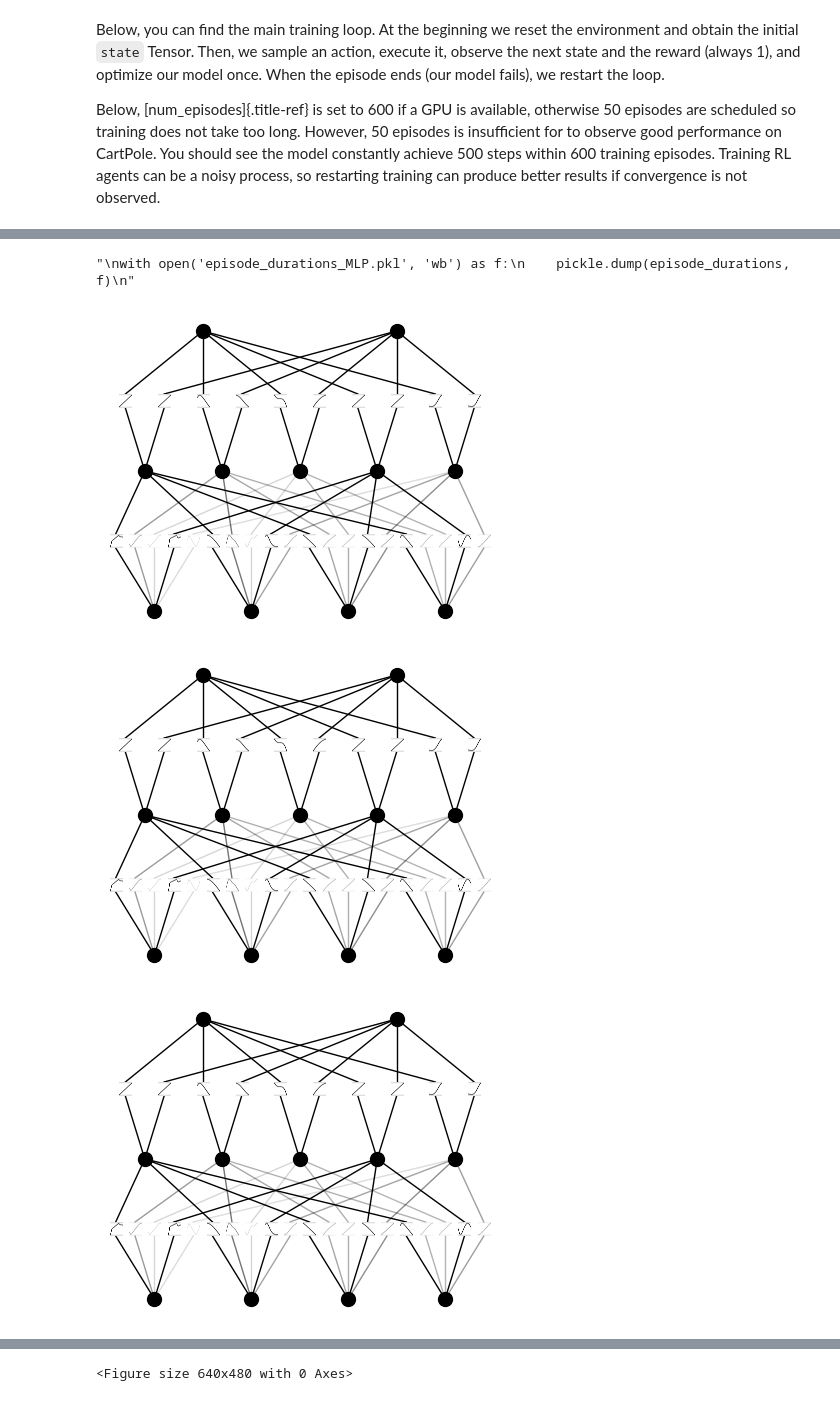
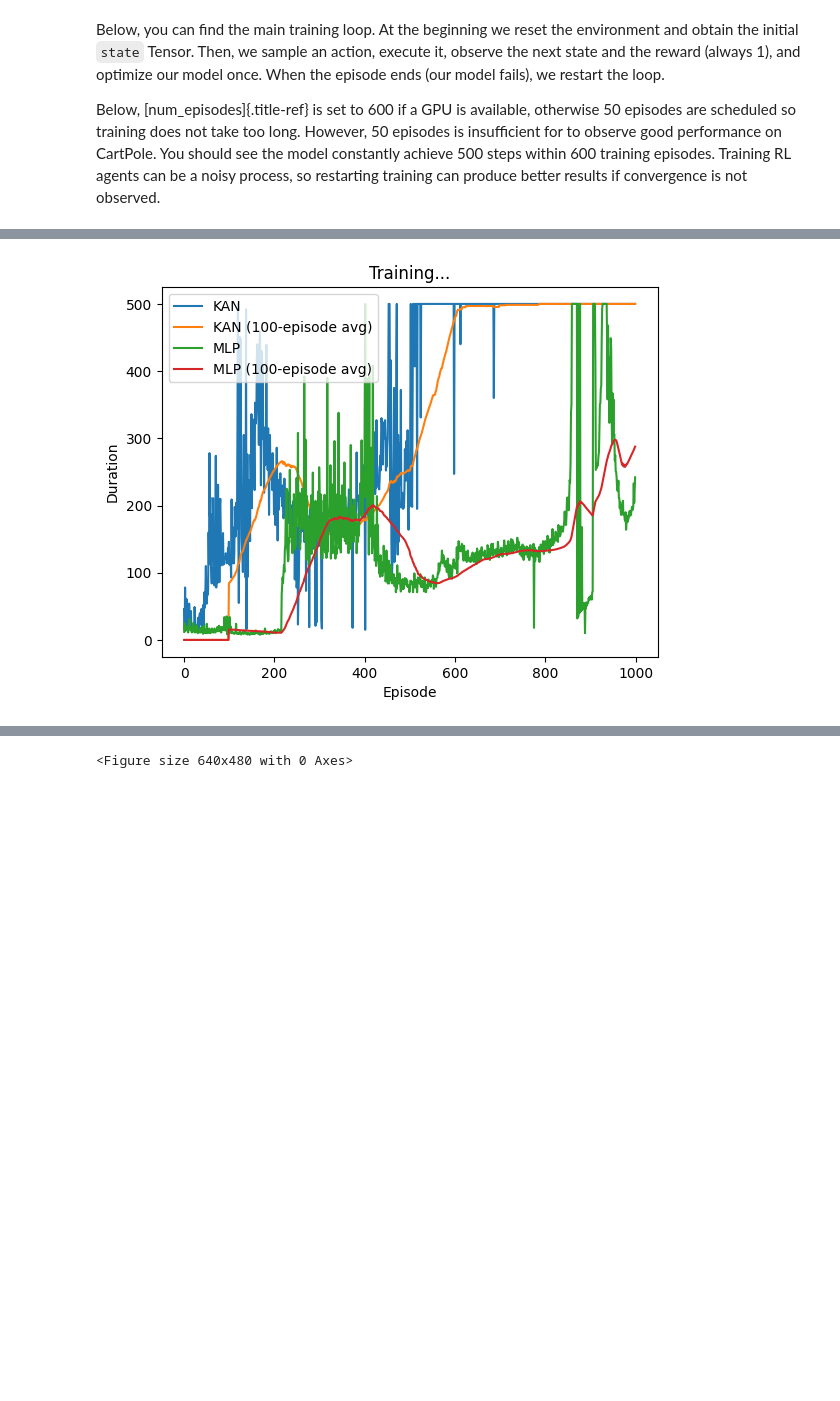
Before and after one commit to BebopCode/Reinforcement-Learning-KAN, a Jupyter notebook: reinforcement_q_learning.ipynb, the cells around one changed output, grey strips where cells are left out. Saved outputs shown, nothing was run; the diff lists cells and outputs as text; code cells hidden in the pictures; blank space fills up the shorter version.

Commit message:
added sample models and episodes

```diff
--- a/reinforcement_q_learning.ipynb
+++ b/reinforcement_q_learning.ipynb
@@ -440,14 +442,38 @@ CartPole. You should see the model constantly achieve 500 steps within
 600 training episodes. Training RL agents can be a noisy process, so
 restarting training can produce better results if convergence is not
 observed.
+# %%
+
+
+import random
+
+def initialize_env_settings(env):
+    # Default values
+    default_gravity = 9.8
+    default_pole_mass = 0.1
+    default_pole_length = 0.5
+    default_cart_mass = 1.0
+    default_cart_friction = 0.1
+    default_pole_friction = 0.05
+    default_force_mag = 10.0
+
+    # Sample range ±10% around default values
+    env.gravity = default_gravity * random.uniform(0.1, 10.0)
+    env.pole_mass = default_pole_mass * random.uniform(0.1, 10.0)
+    env.pole_length = default_pole_length * random.uniform(0.1, 10.0)
+    env.cart_mass = default_cart_mass * random.uniform(0.1, 10.0)
+    env.cart_friction = default_cart_friction * random.uniform(0.1, 10.0)
+    env.pole_friction = default_pole_friction * random.uniform(0.1, 10.0)
+    env.force_mag = default_force_mag * random.uniform(0.1, 10.0)
 # %%
 if torch.cuda.is_available() or torch.backends.mps.is_available():
-    num_episodes = 600
+    num_episodes = 1000
 else:
     num_episodes = 50
 
 for i_episode in range(num_episodes):
     # Initialize the environment and get its state
+    initialize_env_settings(env)
     state, info = env.reset()
     state = torch.tensor(state, dtype=torch.float32, device=device).unsqueeze(0)
     for t in count():
@@ -481,11 +507,11 @@ for i_episode in range(num_episodes):
 
         if done:
             episode_durations.append(t + 1)
-            plot_durations()
+            plot_durations(env, show_result=False)
             break
-
+    #scheduler.step()
 print('Complete')
-plot_durations(show_result=True)
+plot_durations(env, show_result=True)
 plt.ioff()
 plt.show()
 # %% [output]
@@ -533,16 +542,13 @@ $\displaystyle 1881.04 \left(0.95 \left(1 - 0.02 x_{3}\right)^{3} + 0.02 \sin{\l
 
 
 # Save episode durations for the first model
-with open('episode_durations_KAN.pkl', 'wb') as f:
+with open('episode_durations_KAN_2.pkl', 'wb') as f:
     pickle.dump(episode_durations, f)
 # %%
 # Save episode durations for the second model
-'''
-with open('episode_durations_MLP.pkl', 'wb') as f:
+
+with open('episode_durations_MLP_2.pkl', 'wb') as f:
     pickle.dump(episode_durations, f)
-'''
-# %% [output]
-"\nwith open('episode_durations_MLP.pkl', 'wb') as f:\n    pickle.dump(episode_durations, f)\n"
 # %%
 def plot_comparisons(episode_durations_1, episode_durations_2=None, show_result=False):
     plt.figure(1)
@@ -568,35 +574,33 @@ def plot_comparisons(episode_durations_1, episode_durations_2=None, show_result=
 
     if episode_durations_2 is not None:
         durations_t2 = torch.tensor(episode_durations_2, dtype=torch.float)
 
         # Plot durations for the second model
         plt.plot(durations_t2.numpy(), label='MLP')
 
         # Take 100 episode averages and plot them too
         if len(durations_t2) >= 100:
             means2 = durations_t2.unfold(0, 100, 1).mean(1).view(-1)
             means2 = torch.cat((torch.zeros(99), means2))
             plt.plot(means2.numpy(), label='MLP (100-episode avg)')
 
     plt.legend()
     plt.pause(0.001)  # pause a bit so that plots are updated
     if is_ipython:
         if not show_result:
             display.display(plt.gcf())
             display.clear_output(wait=True)
         else:
             display.display(plt.gcf())
 
 # Load the saved durations
-with open('episode_durations_KAN.pkl', 'rb') as f:
+with open('episode_durations_KAN_2.pkl', 'rb') as f:
     episode_durations_model1 = pickle.load(f)
 
 # Load episode durations for the second model
-with open('episode_durations_MLP.pkl', 'rb') as f:
+with open('episode_durations_MLP_2.pkl', 'rb') as f:
     episode_durations_model2 = pickle.load(f)
 
 plot_comparisons(episode_durations_model1, episode_durations_model2)
 # %% [output]
-[figure, old version]
+[figure, new version]
-[figure, removed]
-[figure, removed]
```
Also changed, not shown: parts of 7 cells of this notebook, 4 other files.
